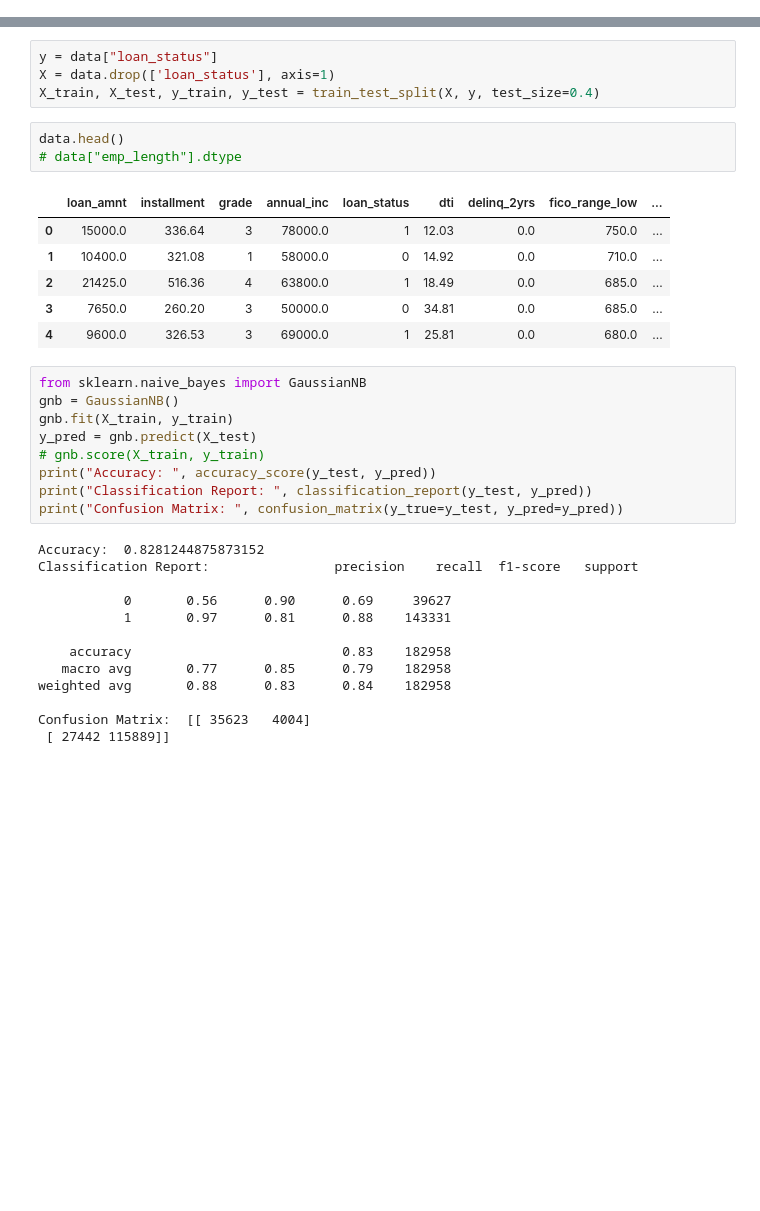
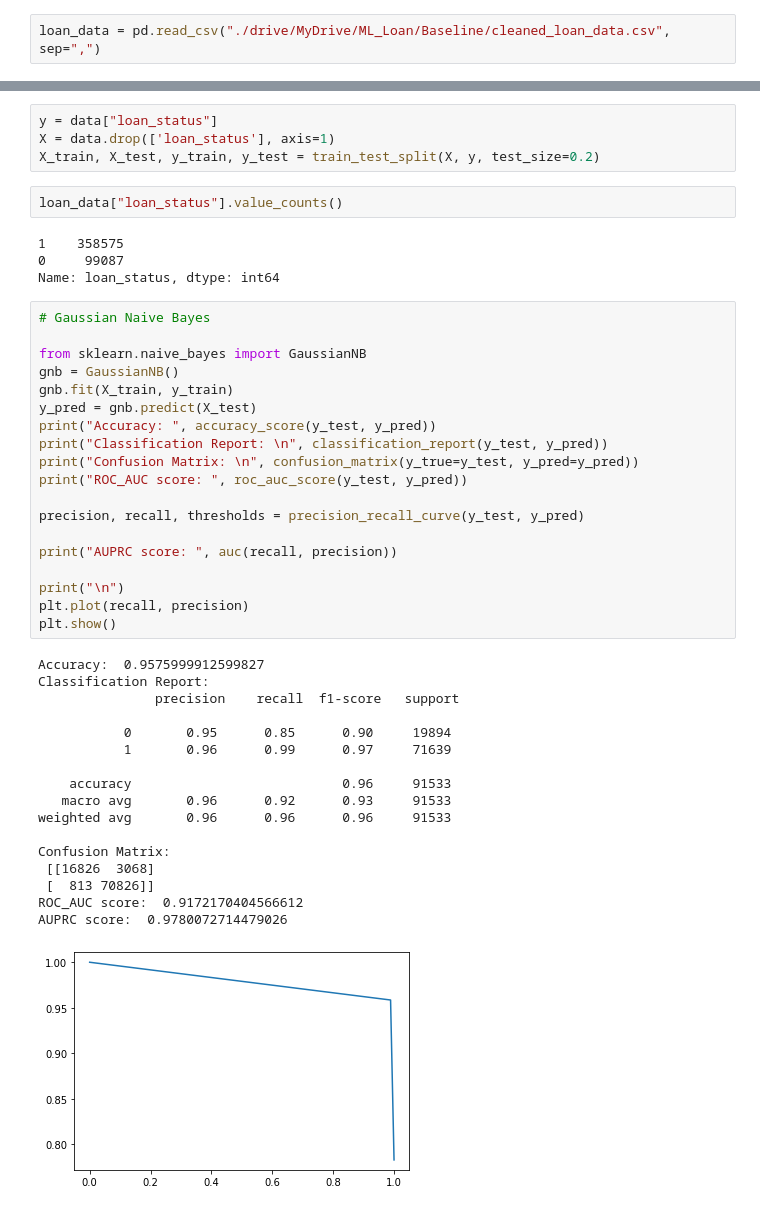
Before and after one commit to vaibhavhirani/ML-Loan-Assignment, a Jupyter notebook: baseline_models.ipynb, the cells around one changed output, grey strips where cells are left out. Saved outputs shown, nothing was run; the diff lists cells and outputs as text; blank space fills up the shorter version.

```diff
--- a/baseline_models.ipynb
+++ b/baseline_models.ipynb
@@ -41,3 +27,5 @@ loan_data = loan_data.drop(cols_to_drop, axis=1)
+# %%
+loan_data = pd.read_csv("./drive/MyDrive/ML_Loan/Baseline/cleaned_loan_data.csv", sep=",")
 # %%
 data = loan_data
 loan_data.head()
@@ -47,37 +48,48 @@ loan_data.shape
 # %%
 y = data["loan_status"]
 X = data.drop(['loan_status'], axis=1)
-X_train, X_test, y_train, y_test = train_test_split(X, y, test_size=0.4)
+X_train, X_test, y_train, y_test = train_test_split(X, y, test_size=0.2)
-# %%
-data.head()
-# data["emp_length"].dtype
-# %% [output]
-|  | loan_amnt | installment | grade | annual_inc | loan_status | dti | delinq_2yrs | fico_range_low | ... |
-| 0 | 15000.0 | 336.64 | 3 | 78000.0 | 1 | 12.03 | 0.0 | 750.0 | ... |
-| 1 | 10400.0 | 321.08 | 1 | 58000.0 | 0 | 14.92 | 0.0 | 710.0 | ... |
-| 2 | 21425.0 | 516.36 | 4 | 63800.0 | 1 | 18.49 | 0.0 | 685.0 | ... |
-| 3 | 7650.0 | 260.20 | 3 | 50000.0 | 0 | 34.81 | 0.0 | 685.0 | ... |
-| 4 | 9600.0 | 326.53 | 3 | 69000.0 | 1 | 25.81 | 0.0 | 680.0 | ... |
+# %%
+loan_data["loan_status"].value_counts()
+# %% [output]
+1    358575
+0     99087
+Name: loan_status, dtype: int64
 # %%
+# Gaussian Naive Bayes
+
 from sklearn.naive_bayes import GaussianNB
 gnb = GaussianNB()
 gnb.fit(X_train, y_train)
 y_pred = gnb.predict(X_test)
-# gnb.score(X_train, y_train)
 print("Accuracy: ", accuracy_score(y_test, y_pred))
-print("Classification Report: ", classification_report(y_test, y_pred))
-print("Confusion Matrix: ", confusion_matrix(y_true=y_test, y_pred=y_pred))
+print("Classification Report: \n", classification_report(y_test, y_pred))
+print("Confusion Matrix: \n", confusion_matrix(y_true=y_test, y_pred=y_pred))
+print("ROC_AUC score: ", roc_auc_score(y_test, y_pred))
+
+precision, recall, thresholds = precision_recall_curve(y_test, y_pred)
+
+print("AUPRC score: ", auc(recall, precision))
+
+print("\n")
+plt.plot(recall, precision)
+plt.show()
 # %% [output]
-Accuracy:  0.8281244875873152
-Classification Report:                precision    recall  f1-score   support
+Accuracy:  0.9575999912599827
+Classification Report:
+               precision    recall  f1-score   support
 
-           0       0.56      0.90      0.69     39627
-           1       0.97      0.81      0.88    143331
+           0       0.95      0.85      0.90     19894
+           1       0.96      0.99      0.97     71639
 
-    accuracy                           0.83    182958
-   macro avg       0.77      0.85      0.79    182958
-weighted avg       0.88      0.83      0.84    182958
+    accuracy                           0.96     91533
+   macro avg       0.96      0.92      0.93     91533
+weighted avg       0.96      0.96      0.96     91533
 
-Confusion Matrix:  [[ 35623   4004]
- [ 27442 115889]]
+Confusion Matrix:
+ [[16826  3068]
+ [  813 70826]]
+ROC_AUC score:  0.9172170404566612
+AUPRC score:  0.9780072714479026
+[figure, added]
 # %%
```
Also changed, not shown: parts of 9 cells of this notebook.
